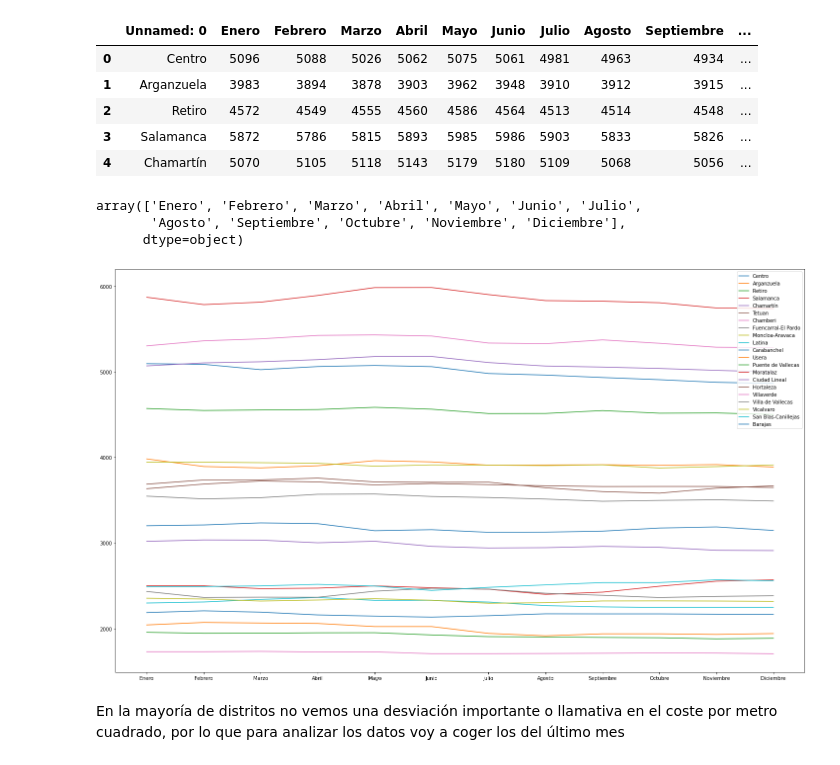
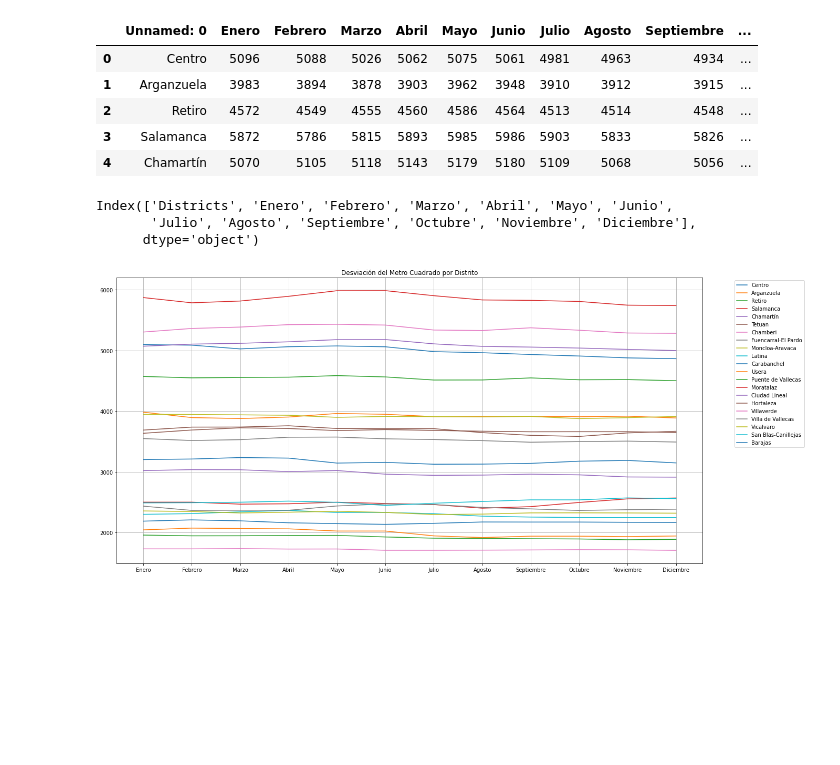
Before and after one commit to Warckor/Coursera_Capstone, a Jupyter notebook: Final_Assignment/House_Sales_Analytics_EN.ipynb, the cells around one changed output. Saved outputs shown, nothing was run; the diff lists cells and outputs as text; code cells hidden in the pictures; blank space fills up the shorter version.

```diff
--- a/Final_Assignment/House_Sales_Analytics_EN.ipynb
+++ b/Final_Assignment/House_Sales_Analytics_EN.ipynb
@@ -42,4 +42,7 @@ This is a project for the Capstone in the IBM Data Science certification. In it,
 from google.colab import drive
 import pandas as pd
 import matplotlib.pyplot as plt
+
+%matplotlib inline
+plt.rcParams['figure.figsize'] = [20,10]
 # %% [markdown]
@@ -58,23 +61,23 @@ df_rent.head()
 | 2 | Retiro | 4572 | 4549 | 4555 | 4560 | 4586 | 4564 | 4513 | 4514 | 4548 | ... |
 | 3 | Salamanca | 5872 | 5786 | 5815 | 5893 | 5985 | 5986 | 5903 | 5833 | 5826 | ... |
 | 4 | Chamartín | 5070 | 5105 | 5118 | 5143 | 5179 | 5180 | 5109 | 5068 | 5056 | ... |
+# %%
+df_rent.rename(columns={"Unnamed: 0":"Districts"}, inplace=True)
+df_rent.columns
+# %% [output]
+Index(['Districts', 'Enero', 'Febrero', 'Marzo', 'Abril', 'Mayo', 'Junio',
+       'Julio', 'Agosto', 'Septiembre', 'Octubre', 'Noviembre', 'Diciembre'],
+      dtype='object')
 # %%
-cols = df_rent.drop('Unnamed: 0', axis=1)
+cols = df_rent.drop('Districts', axis=1)
 cols = cols.columns.values
-cols
-# %% [output]
-array(['Enero', 'Febrero', 'Marzo', 'Abril', 'Mayo', 'Junio', 'Julio',
-       'Agosto', 'Septiembre', 'Octubre', 'Noviembre', 'Diciembre'],
-      dtype=object)
 # %%
-plt.figure(figsize=(25,15))
-
 df_month = df_rent[cols].T
 
 plt.plot(df_month)
-plt.legend(df_rent["Unnamed: 0"])
+plt.legend(df_rent["Districts"], bbox_to_anchor=(1.05, 1.0), loc='upper left')
+plt.title("Desviación del Metro Cuadrado por Distrito")
+plt.grid()
 plt.show()
 # %% [output]
-[figure, old version]
+[figure, new version]
-# %% [markdown]
-En la mayoría de distritos no vemos una desviación importante o llamativa en el coste por metro cuadrado, por lo que para analizar los datos voy a coger los del último mes
```
Also changed, not shown: parts of 6 cells of this notebook.
